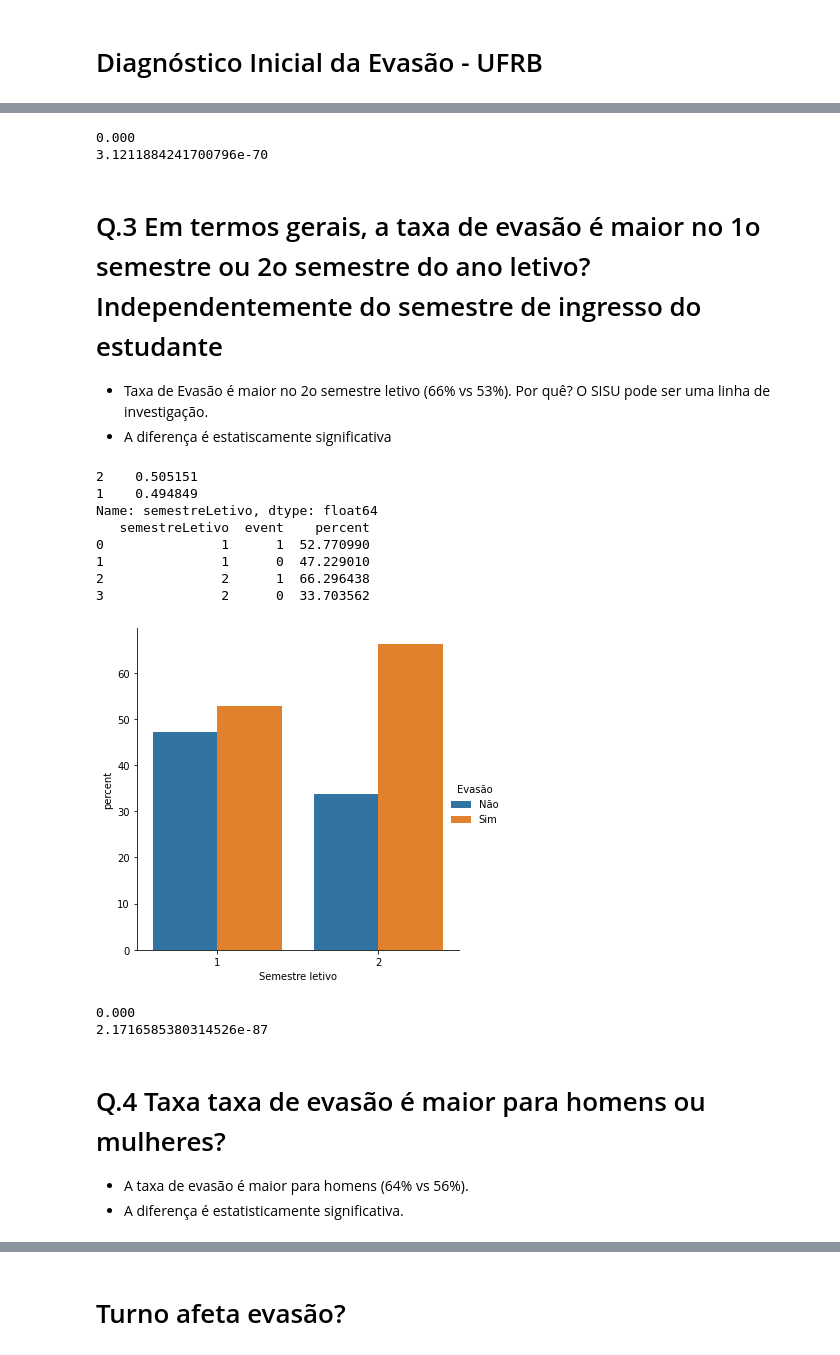
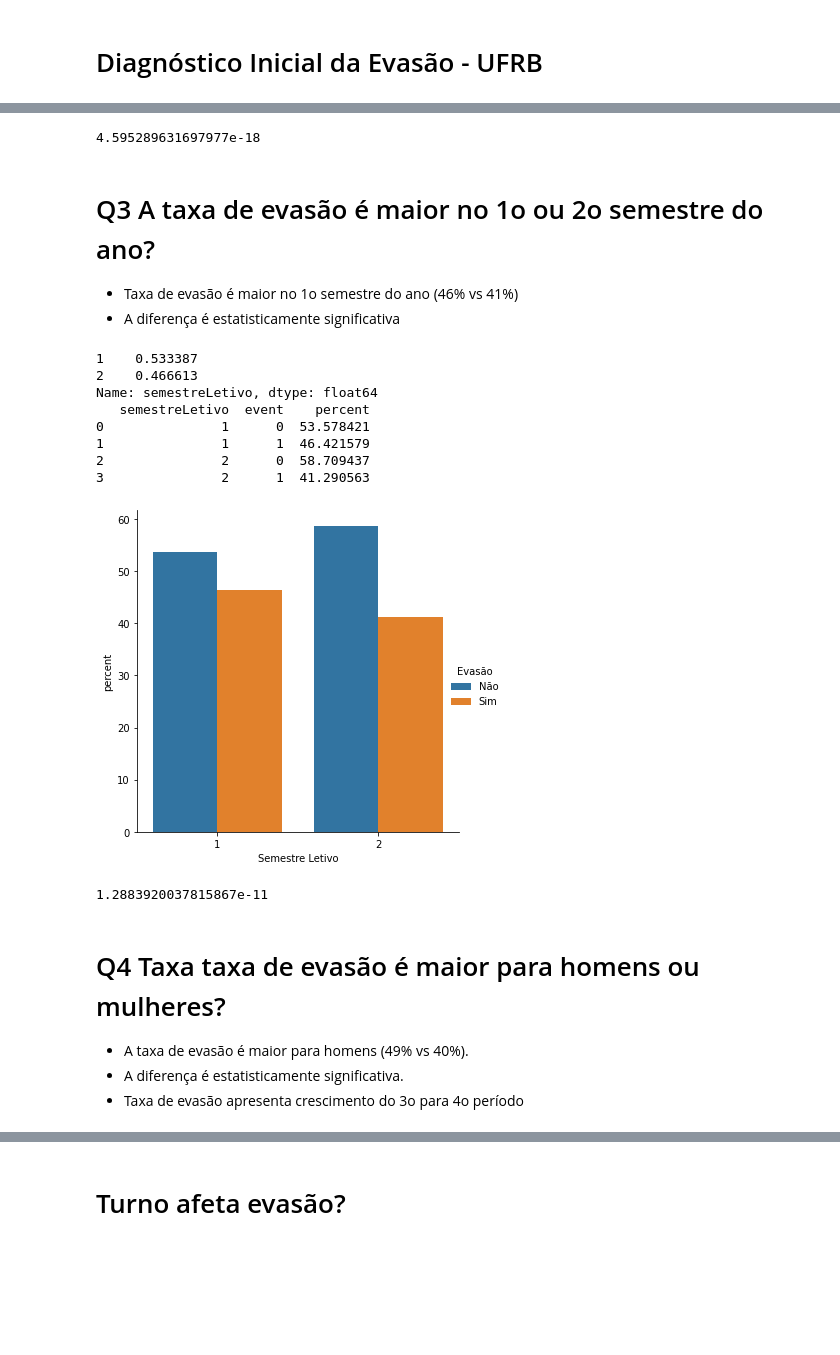
Before and after one commit to rlopes404/dropout, a Jupyter notebook: Dropout-UFRB.ipynb, the cells around one changed output, grey strips where cells are left out. Cells and saved outputs as stored; diff of their text form; code cells hidden in the pictures; blank space fills up the shorter version.

```diff
--- a/Dropout-UFRB.ipynb
+++ b/Dropout-UFRB.ipynb
@@ -21,7 +21,7 @@ def plot_percentage(df, x, y, xlabel):
     for t, l in zip(g._legend.texts, new_labels): t.set_text(l)
     plt.show()
 
-df = pd.read_csv('/home/ramon/extrator/survival/ze_final.csv')
+df = pd.read_csv('/home/ramon/extrator/survival/evasao.csv')
 # %%
 def permutation_test(events, obs_diff, n1):
     n = len(events)
@@ -153,42 +169,39 @@ Name: semestreIngresso, dtype: float64
 # %%
-print('%.3f'%(proportion_test(df, 'semestreIngresso')))
+#print('%.3f'%(proportion_test(df, 'periodoingresso')))
 print(proportion_test2(df, 'semestreIngresso'))
 # %% [output]
-0.000
-3.1211884241700796e-70
+4.595289631697977e-18
 # %% [markdown]
-# Q.3 Em termos gerais, a taxa de evasão é maior no 1o semestre ou 2o semestre do ano letivo? Independentemente do semestre de ingresso do estudante
+# Q3 A taxa de evasão é maior no 1o ou 2o semestre do ano?
 
-
-- Taxa de Evasão é maior no 2o semestre letivo (66% vs 53%). Por quê? O SISU pode ser uma linha de investigação.
-- A diferença é estatiscamente significativa
+- Taxa de evasão é maior no 1o semestre do ano (46% vs 41%)
+- A diferença é estatisticamente significativa
 # %%
 idx = df['time'] == df.groupby('matricula')['time'].transform('max')
 
 print(df[idx]['semestreLetivo'].value_counts(normalize=True))
 
-plot_percentage(df[idx], 'semestreLetivo', 'event', 'Semestre letivo')
+plot_percentage(df[idx], 'semestreLetivo', 'event', 'Semestre Letivo')
 # %% [output]
-2    0.505151
-1    0.494849
+1    0.533387
+2    0.466613
 Name: semestreLetivo, dtype: float64
    semestreLetivo  event    percent
-0               1      1  52.770990
-1               1      0  47.229010
-2               2      1  66.296438
-3               2      0  33.703562
+0               1      0  53.578421
+1               1      1  46.421579
+2               2      0  58.709437
+3               2      1  41.290563
-[figure, old version]
+[figure, new version]
 # %%
-print('%.3f'%(proportion_test(df, 'semestreLetivo')))
 print(proportion_test2(df, 'semestreLetivo'))
 # %% [output]
-0.000
-2.1716585380314526e-87
+1.2883920037815867e-11
 # %% [markdown]
-# Q.4 Taxa taxa de evasão é maior para homens ou mulheres?
+# Q4 Taxa taxa de evasão é maior para homens ou mulheres?
 
-- A taxa de evasão é maior para homens (64% vs 56%).
+- A taxa de evasão é maior para homens (49% vs 40%).
 - A diferença é estatisticamente significativa.
+- Taxa de evasão apresenta crescimento do 3o para 4o período
 # %%
 idx = df['time'] == df.groupby('matricula')['time'].transform('max')
 
```
Also changed, not shown: parts of 50 cells of this notebook, 7 other files.
